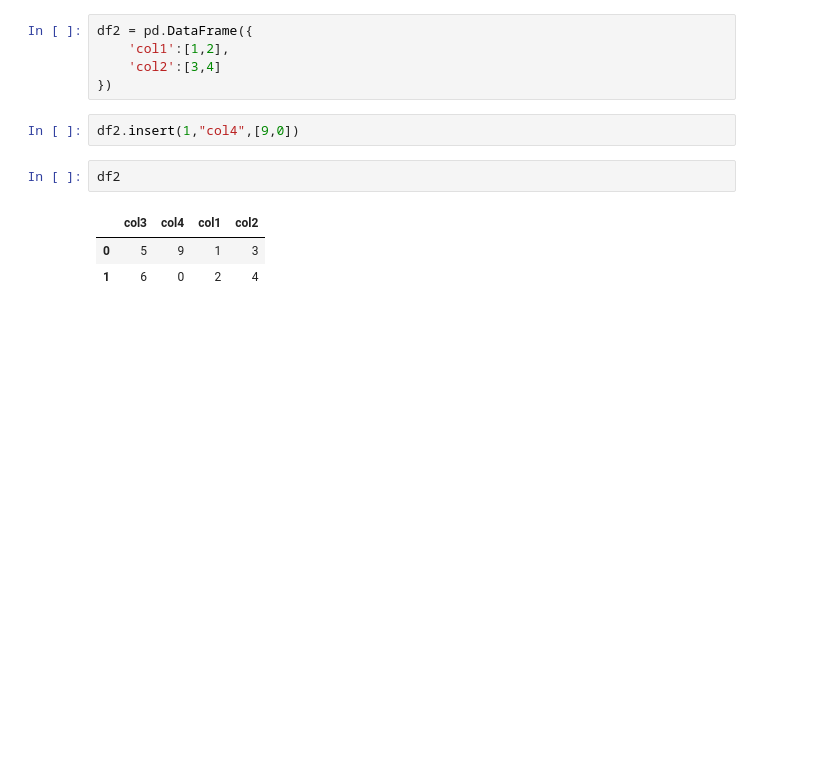
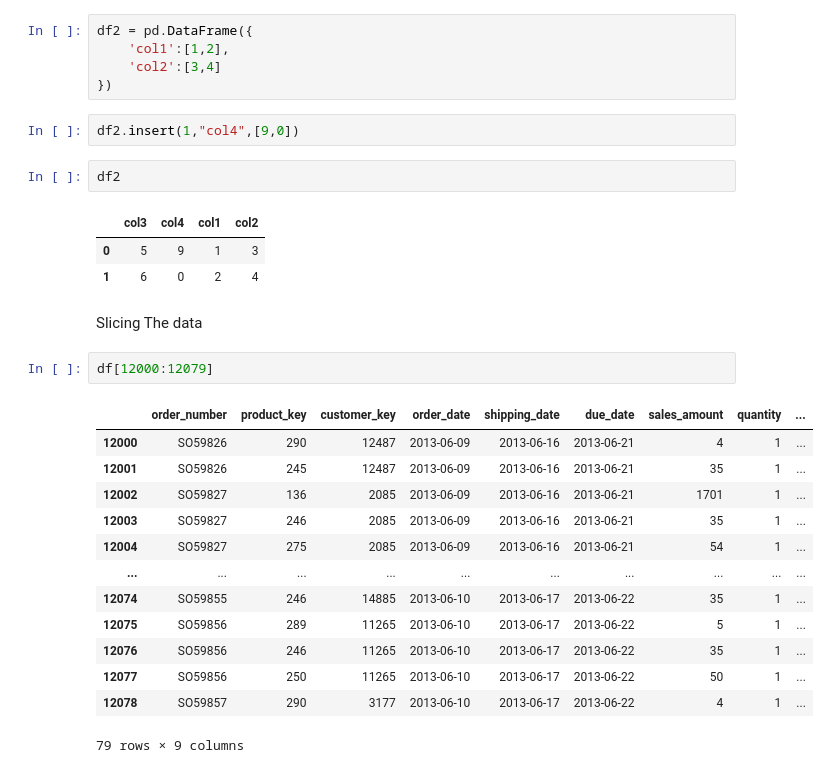
Before and after one commit to datasciencekibaatein/Machine-Learning-Batches, a Jupyter notebook: MachineLearning71/pandas/pandas-lecture.ipynb, the cells around one changed output. Cells and saved outputs as stored; diff of their text form; blank space fills up the shorter version.

```diff
--- a/MachineLearning71/pandas/pandas-lecture.ipynb
+++ b/MachineLearning71/pandas/pandas-lecture.ipynb
@@ -247,3 +244,21 @@ df2
 |  | col3 | col4 | col1 | col2 |
 | 0 | 5 | 9 | 1 | 3 |
 | 1 | 6 | 0 | 2 | 4 |
+# %% [markdown]
+Slicing The data
+# %%
+df[12000:12079]
+# %% [output]
+|  | order_number | product_key | customer_key | order_date | shipping_date | due_date | sales_amount | quantity | ... |
+| 12000 | SO59826 | 290 | 12487 | 2013-06-09 | 2013-06-16 | 2013-06-21 | 4 | 1 | ... |
+| 12001 | SO59826 | 245 | 12487 | 2013-06-09 | 2013-06-16 | 2013-06-21 | 35 | 1 | ... |
+| 12002 | SO59827 | 136 | 2085 | 2013-06-09 | 2013-06-16 | 2013-06-21 | 1701 | 1 | ... |
+| 12003 | SO59827 | 246 | 2085 | 2013-06-09 | 2013-06-16 | 2013-06-21 | 35 | 1 | ... |
+| 12004 | SO59827 | 275 | 2085 | 2013-06-09 | 2013-06-16 | 2013-06-21 | 54 | 1 | ... |
+| ... | ... | ... | ... | ... | ... | ... | ... | ... | ... |
+| 12074 | SO59855 | 246 | 14885 | 2013-06-10 | 2013-06-17 | 2013-06-22 | 35 | 1 | ... |
+| 12075 | SO59856 | 289 | 11265 | 2013-06-10 | 2013-06-17 | 2013-06-22 | 5 | 1 | ... |
+| 12076 | SO59856 | 246 | 11265 | 2013-06-10 | 2013-06-17 | 2013-06-22 | 35 | 1 | ... |
+| 12077 | SO59856 | 250 | 11265 | 2013-06-10 | 2013-06-17 | 2013-06-22 | 50 | 1 | ... |
+| 12078 | SO59857 | 290 | 3177 | 2013-06-10 | 2013-06-17 | 2013-06-22 | 4 | 1 | ... |
+79 rows × 9 columns
```
Also changed, not shown: parts of 22 cells of this notebook, 8 other files.
